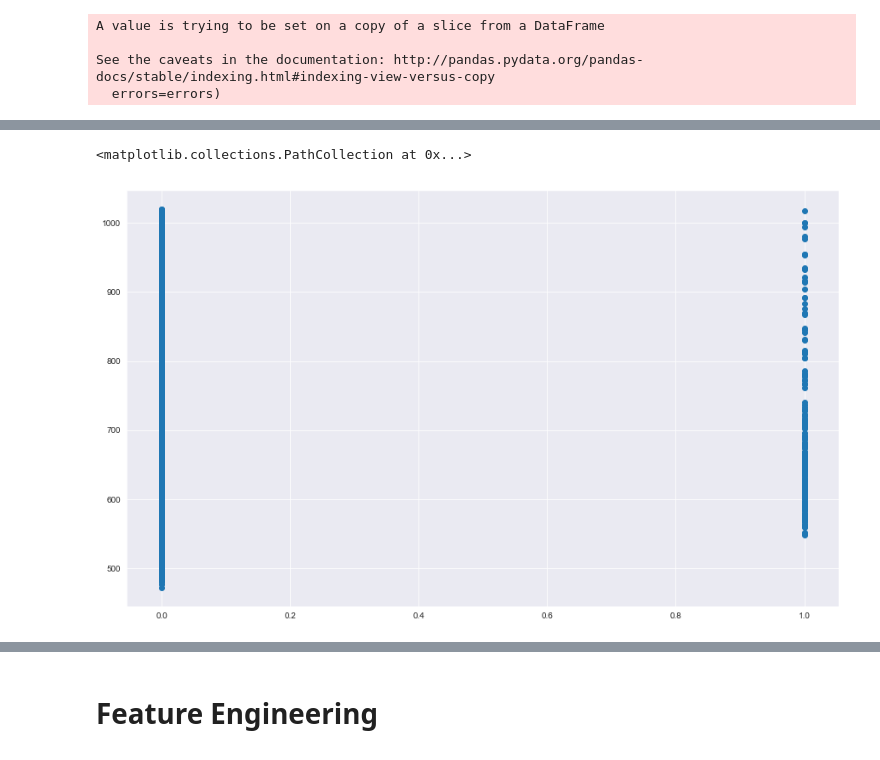
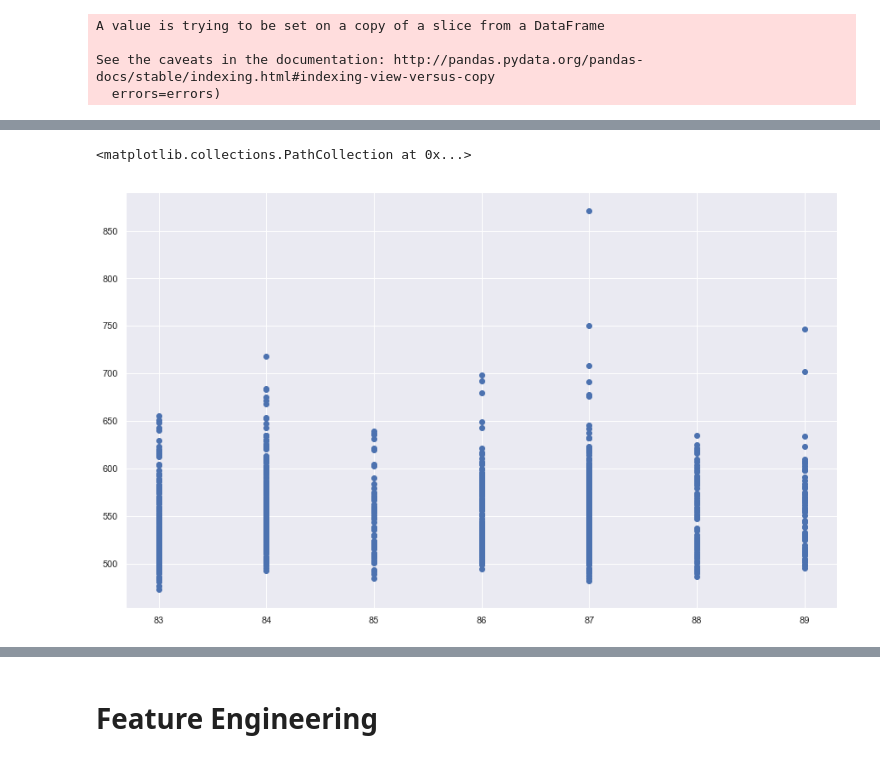
Before and after one commit to AdamLiscia/Ironman, a Jupyter notebook: Models_start.ipynb, the cells around one changed output, grey strips where cells are left out. Saved outputs shown, nothing was run; the diff lists cells and outputs as text; code cells hidden in the pictures.

```diff
--- a/Models_start.ipynb
+++ b/Models_start.ipynb
@@ -95,4 +71,4 @@ RangeIndex(start=0, stop=21154, step=1)
+# %%
+continent_df = pd.get_dummies(mega_data['Continent'])
 # %%
-features = features.merge(age_group, how = 'left', left_index = True, right_index = True)
+features = features.merge(continent_df, how = 'left', left_index = True, right_index = True)
-# %%
-features = features.drop('Agegroup', axis = 1)
@@ -131,5 +75,3 @@ country_df
-# %%
-features = features.merge(country_df, how = 'left', left_index = True, right_index = True)
 # %%
 features.shape
 # %% [output]
@@ -200,10 +137,10 @@ array([[<matplotlib.axes._subplots.AxesSubplot object at 0x...>]],
 # %%
 plt.figure(figsize = (15,9))
 
-plt.scatter(features['MEX'], target_finish)
+plt.scatter(features['Hi Temp'], target_finish)
 # %% [output]
 <matplotlib.collections.PathCollection at 0x...>
-[figure, old version]
+[figure, new version]
 # %%
 features.head()
 # %% [output]
```
Also changed, not shown: parts of 76 cells of this notebook.
